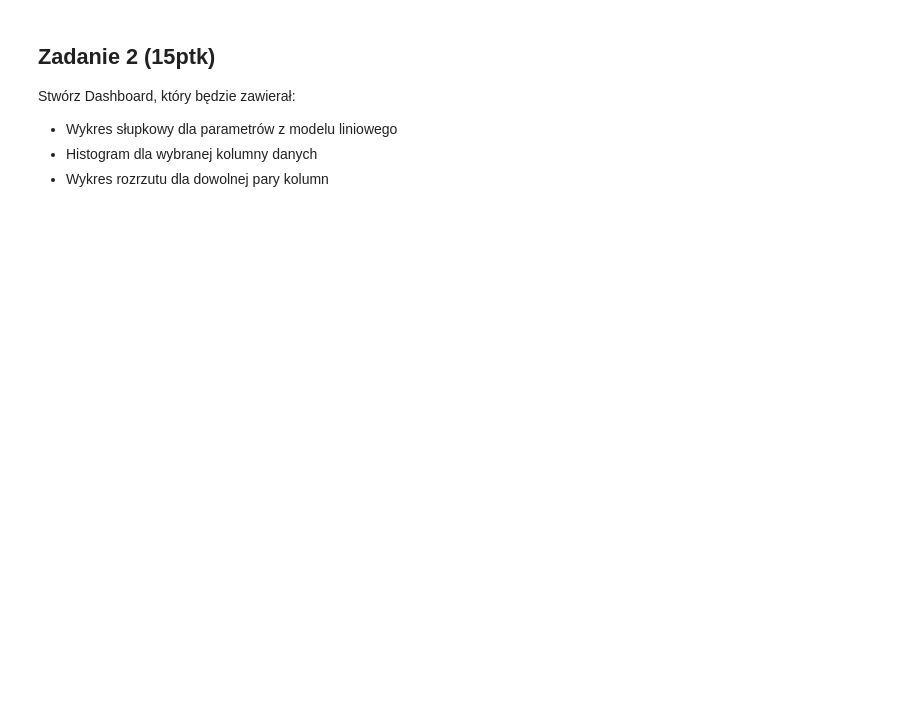
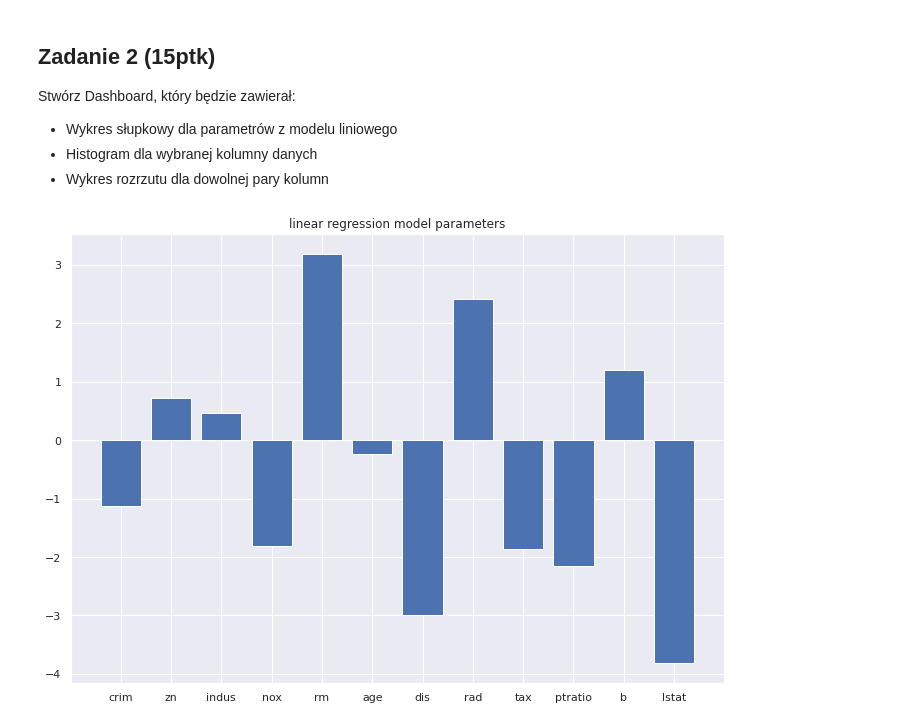
Before and after one commit to tomaszpionka/ds-project, a Jupyter notebook: boston.ipynb, the cells around one changed output. Drawn from its saved outputs; the diff is of its cells as text; code cells hidden in the pictures; blank space fills up the shorter version.

```diff
--- a/boston.ipynb
+++ b/boston.ipynb
@@ -280,3 +299,10 @@ Stwórz Dashboard, który będzie zawierał:
 *	Wykres słupkowy dla parametrów z modelu liniowego
 *	Histogram dla wybranej kolumny danych
 *	Wykres rozrzutu dla dowolnej pary kolumn
+# %%
+plt.bar(range(len(coef_dict)), list(coef_dict.values()), align='center')
+plt.xticks(range(len(coef_dict)), list(coef_dict.keys()))
+plt.title("linear regression model parameters")
+plt.show()
+# %% [output]
+[figure, added]
```
Also changed, not shown: parts of 12 cells of this notebook.
